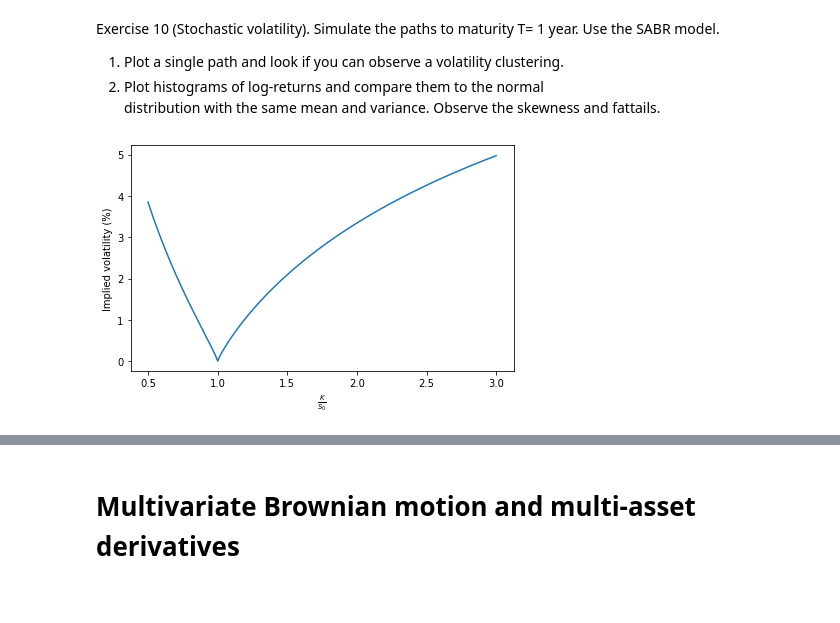
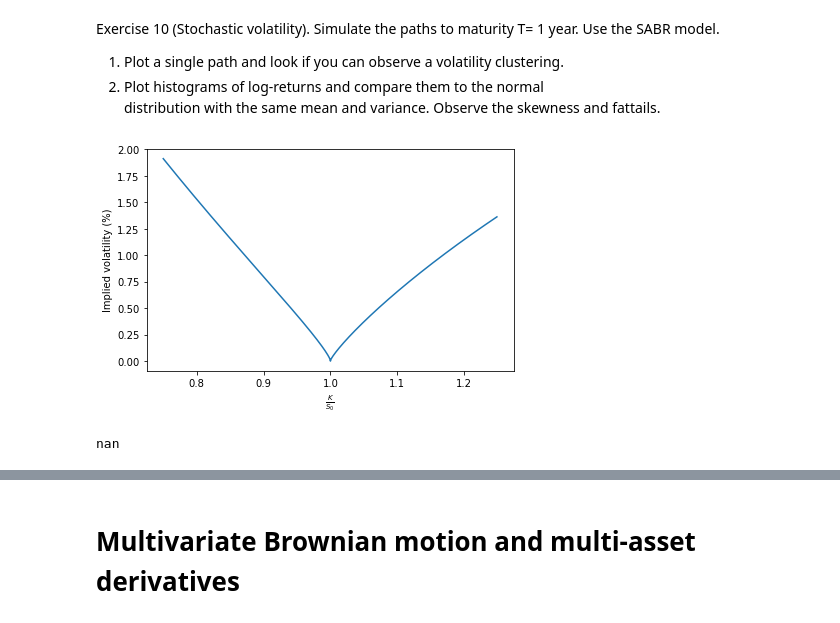
Before and after one commit to WillemJan9519/SPFDM-2, a Jupyter notebook: SPFDM 2.ipynb, the cells around one changed output, grey strips where cells are left out. Drawn from its saved outputs; the diff is of its cells as text; code cells hidden in the pictures.

Commit message:
Paper formula implied vola

```diff
--- a/SPFDM 2.ipynb
+++ b/SPFDM 2.ipynb
@@ -183,7 +183,7 @@ class StochVol():
         """For different strikes, we calculate the SABR option price and the implied volatility
            which is the volatility to match the BS price to the SABR option price"""
         # Define range of strike ratios
-        ratiorange = np.arange(0.5,3,0.015)
+        ratiorange = np.linspace(0.75,1.25,22)
         # Convert ratio to true strike price
         strikerange = ratiorange * self.F0
         # for each of these strikes, obtain SABR option price
@@ -275,41 +275,57 @@ class StochVol():
         return optionvalue
 
     def analytic_impliedvol(self, K):
-        # returns the analytic solution for implied volatility using BS
+        """Returns the analytic solution for implied volatility using BS"""
         # geometric average as midpoint
         F_mid = np.sqrt(self.F0*K)
         # calculate all other parameters needed
         xi = (self.alpha/(self.sigma0*(1-self.beta)))*(self.F0**(1-self.beta)-K**(1-self.beta))
         D_xi = np.log(np.sqrt(1-2*self.rho*xi + xi**2) + xi - self.rho)
         gamma_1 = self.beta/F_mid
         gamma_2 = -((self.beta*(1-self.beta))/F_mid**2)
         epsilon = self.T*self.alpha**2
         firstpart = self.alpha*((np.log(self.F0/K))/D_xi)
 #         print(D_xi)
         secondpart = ((2*gamma_2-gamma_1**2+1/F_mid**2)/24)*((self.sigma0*F_mid**self.beta)/self.alpha)**2 + (self.rho*gamma_1/4)*((self.sigma0*F_mid**self.beta)/self.alpha) + (2-3*self.rho**2)/24
         return firstpart*(1+secondpart*epsilon)
 
+    def analytic_impliedvol_paper(self,K):
+        nu = 1
+        tau = 1
+        epsilon = self.T*self.alpha**2
+        T1 = epsilon*self.alpha / ((self.F0*K)**((1-self.beta)/2))
+        T2 = (1+(1-self.beta)**2/24 * (np.log(self.F0/K))**2 + (1-self.beta)**4/1920 * (np.log(self.F0/K))**4)**(-1)
+        zeta = nu / self.alpha * (self.F0*K)**((1-self.beta)/2) * np.log(self.F0/K)
+        xi_hat = np.log((np.sqrt(1-2*self.rho * zeta + zeta**2) - self.rho + zeta)/(1-self.rho))
+        T3 = (zeta / xi_hat)
+        T4 = (1+((1-self.beta)**2 * self.alpha**2 / (24*(self.F0*K)**(1-self.beta))) + (self.rho*self.alpha*nu*self.beta)/(4*(self.F0*K)**(1-self.beta)) + (2-3*self.rho**2)/24 * nu**2) * epsilon**2 * tau
+        return T1*T2*T3*T4
+
     def plot_analytic_impliedvol(self):
         # Plot implied vol calculated with analytic solution
         # Define range of strike ratios
-        ratiorange = np.arange(0.5,3,0.0015)
+        ratiorange = np.arange(0.75,1.25,0.001)
         # Convert ratio to true strike price
         strikerange = ratiorange * self.F0
 
         # obtain implied vola for every price
         implied_volas = np.zeros(len(strikerange))
         for i, K in enumerate(strikerange):
             implied_volas[i] = self.analytic_impliedvol(K)
 #         print(np.max(implied_volas))
         plt.plot(ratiorange, implied_volas*100)
         plt.xlabel(r'$\frac{K}{S_0}$')
         plt.ylabel('Implied volatility (%)')
         plt.tight_layout()
         plt.savefig('Impliedvola_BS.pdf')
         plt.show()
 
-SV = StochVol(1000,30,T=1.5,F=3500, sigma=0.2, alpha=0.5, beta=0.1, rho=-0.7,K=3500, rf=0)
-# SV.calc_implied_vola()
+SV = StochVol(1000000,10,T=1.5,F=3500, sigma=0.2, alpha=0.5, beta=0.1, rho=-0.7,K=3500, rf=0)
+
 SV.plot_analytic_impliedvol()
 # %% [output]
-[figure, old version]
+[figure, new version]
+# %%
+SV.analytic_impliedvol_paper(3500)
+# %% [output]
+nan
```
Also changed, not shown: parts of 1 cell of this notebook.
